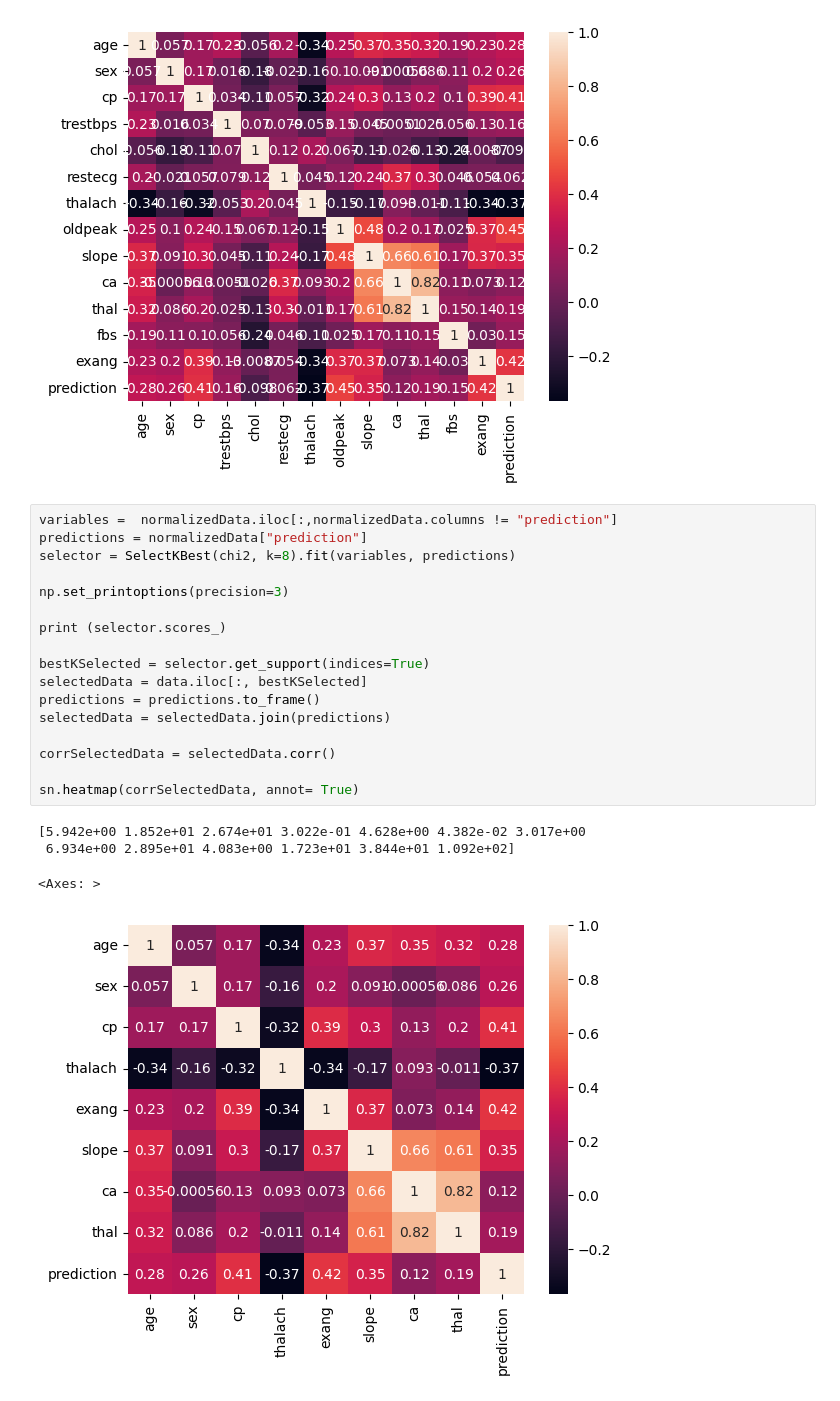
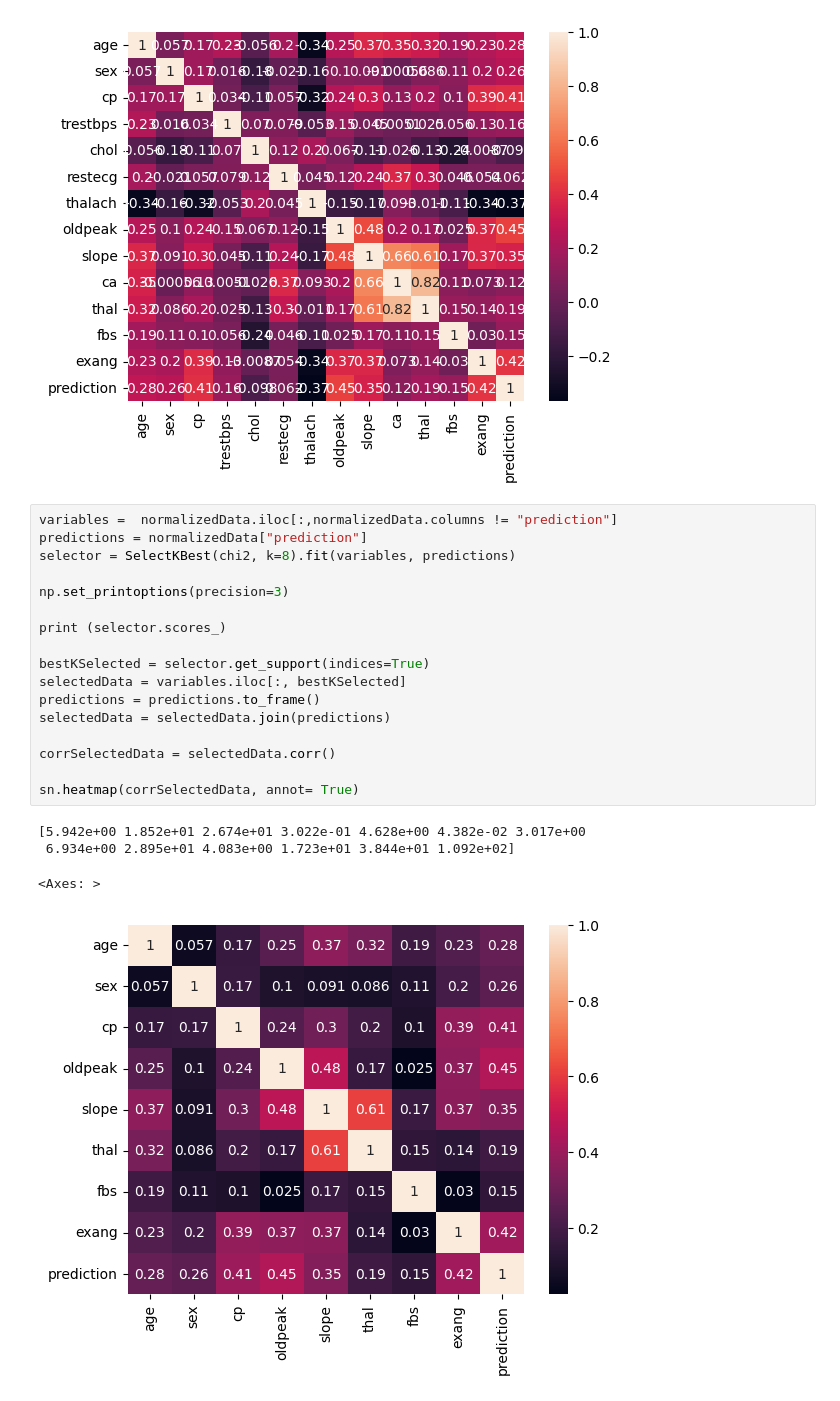
Before and after one commit to MistyDoe/PyHeartDisease, a Jupyter notebook: analysis.ipynb, the cells around one changed output. Saved outputs shown, nothing was run; the diff lists cells and outputs as text.

Commit message:
Fixed normalized data selection

```diff
--- a/analysis.ipynb
+++ b/analysis.ipynb
@@ -67,25 +67,25 @@ sn.heatmap(corrMatrix, annot=True)
 # %%
 variables =  normalizedData.iloc[:,normalizedData.columns != "prediction"]
 predictions = normalizedData["prediction"]
 selector = SelectKBest(chi2, k=8).fit(variables, predictions)
 
 np.set_printoptions(precision=3)
 
 print (selector.scores_)
 
 bestKSelected = selector.get_support(indices=True)
-selectedData = data.iloc[:, bestKSelected]
+selectedData = variables.iloc[:, bestKSelected]
 predictions = predictions.to_frame()
 selectedData = selectedData.join(predictions)
 
 corrSelectedData = selectedData.corr()
 
 sn.heatmap(corrSelectedData, annot= True)
 # %% [output]
 [5.942e+00 1.852e+01 2.674e+01 3.022e-01 4.628e+00 4.382e-02 3.017e+00
  6.934e+00 2.895e+01 4.083e+00 1.723e+01 3.844e+01 1.092e+02]
 <Axes: >
-[figure, old version]
+[figure, new version]
 # %%
 model = LogisticRegression(max_iter=1000)
 rfe = RFE(model, n_features_to_select=5)
```
Also changed, not shown: parts of 1 cell of this notebook.
